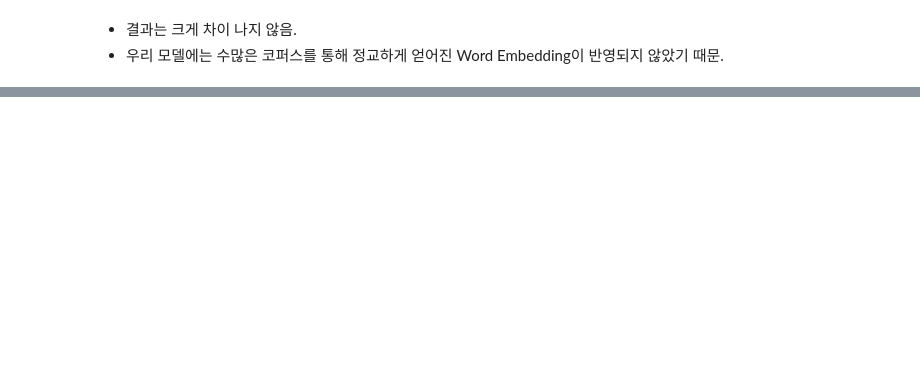
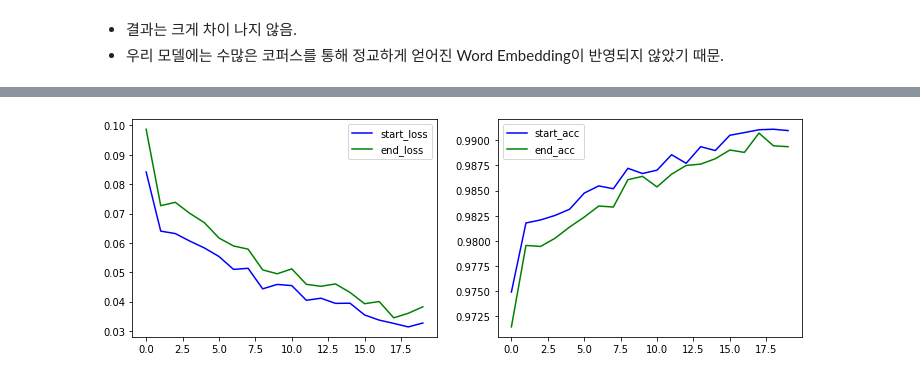
Before and after one commit to bom-Lee/EXPLORATION_DG, a Jupyter notebook: [E-13]KorQuAD.ipynb, the cells around one changed output, grey strips where cells are left out. Saved outputs shown, nothing was run; the diff lists cells and outputs as text; code cells hidden in the pictures; blank space fills up the shorter version.

```diff
--- a/[E-13]KorQuAD.ipynb
+++ b/[E-13]KorQuAD.ipynb
@@ -1561,0 +1631,22 @@ early stopping
+# %%
+def eval_epoch(model, dataset, loss_fn, acc_fn):
+    metric_start_loss = tf.keras.metrics.Mean(name='start_loss')
+    metric_end_loss = tf.keras.metrics.Mean(name='end_loss')
+    metric_start_acc = tf.keras.metrics.Mean(name='start_acc')
+    metric_end_acc = tf.keras.metrics.Mean(name='end_acc')
+
+    for batch, ((enc_tokens, segments), (start_labels, end_labels)) in enumerate(dataset):
+        start_outputs, end_outputs = model(enc_tokens, segments)
+
+        start_loss = loss_fn(start_labels, start_outputs)
+        end_loss = loss_fn(end_labels, end_outputs)
+
+        start_acc = acc_fn(start_labels, start_outputs)
+        end_acc = acc_fn(end_labels, end_outputs)
+
+        metric_start_loss(start_loss)
+        metric_end_loss(end_loss)
+        metric_start_acc(start_acc)
+        metric_end_acc(end_acc)
+
+    return metric_start_loss.result(), metric_end_loss.result(), metric_start_acc.result(), metric_end_acc.result()
@@ -1561,0 +1806,16 @@ early stopping
+# %%
+plt.figure(figsize=(12, 4))
+
+plt.subplot(1, 2, 1)
+plt.plot(history['start_loss'], 'b-', label='start_loss')
+plt.plot(history['end_loss'], 'g-', label='end_loss')
+plt.legend()
+
+plt.subplot(1, 2, 2)
+plt.plot(history['start_acc'], 'b-', label='start_acc')
+plt.plot(history['end_acc'], 'g-', label='end_acc')
+plt.legend()
+
+plt.show()
+# %% [output]
+[figure, added]
```
Also changed, not shown: parts of 15 cells of this notebook.
